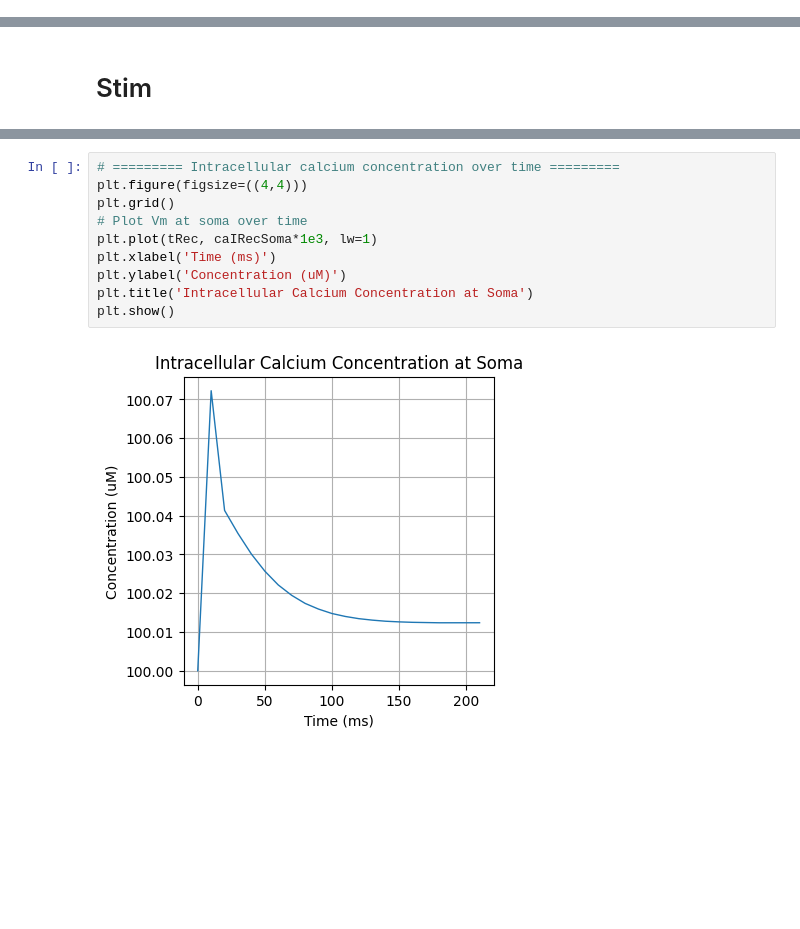
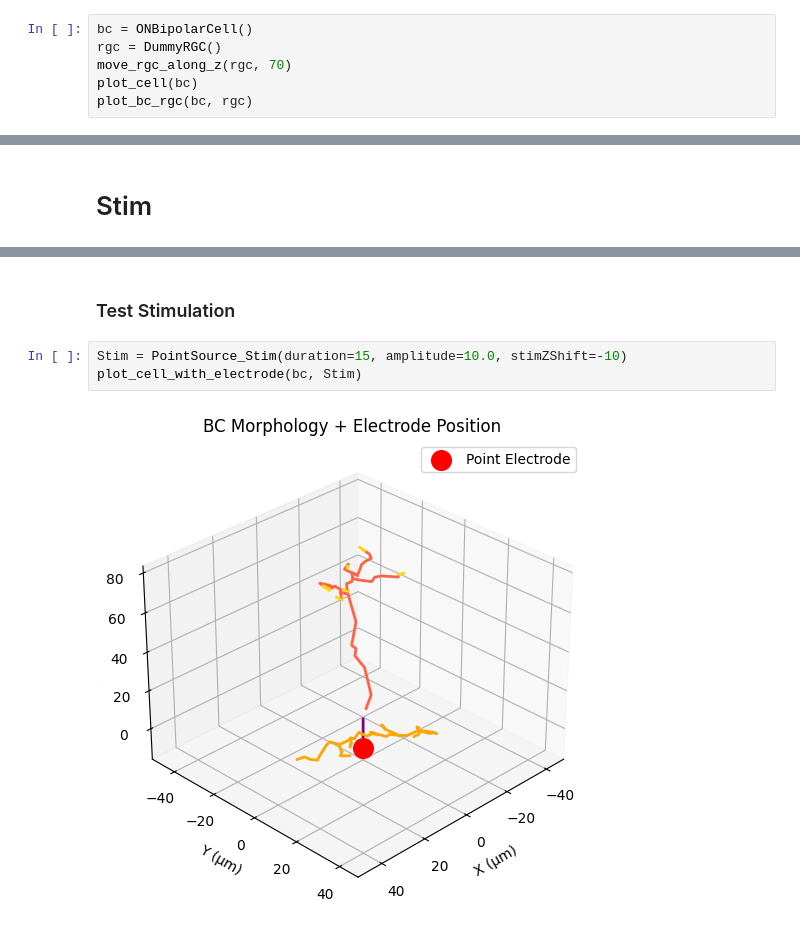
Before and after one commit to lillikiessling/BC_model, a Jupyter notebook: BC_model.ipynb, the cells around one changed output, grey strips where cells are left out. Cells and saved outputs as stored; diff of their text form; blank space fills up the shorter version.

```diff
--- a/BC_model.ipynb
+++ b/BC_model.ipynb
@@ -266,0 +39,6 @@ ON Bipolar Cell (BC_Euler9_ON morphology)
+# %%
+bc = ONBipolarCell()
+rgc = DummyRGC()
+move_rgc_along_z(rgc, 70)
+plot_cell(bc)
+plot_bc_rgc(bc, rgc)
@@ -387,12 +102,7 @@ plt.show()
-# %%
-# ========= Intracellular calcium concentration over time =========
-plt.figure(figsize=((4,4)))
-plt.grid()
-# Plot Vm at soma over time
-plt.plot(tRec, caIRecSoma*1e3, lw=1)
-plt.xlabel('Time (ms)')
-plt.ylabel('Concentration (uM)')
-plt.title('Intracellular Calcium Concentration at Soma')
-plt.show()
-# %% [output]
-[figure, removed]
+# %% [markdown]
+### Test Stimulation
+# %%
+Stim = PointSource_Stim(duration=15, amplitude=10.0, stimZShift=-10)
+plot_cell_with_electrode(bc, Stim)
+# %% [output]
+[figure, added]
```
Also changed, not shown: parts of 25 cells of this notebook, 14 other files.
